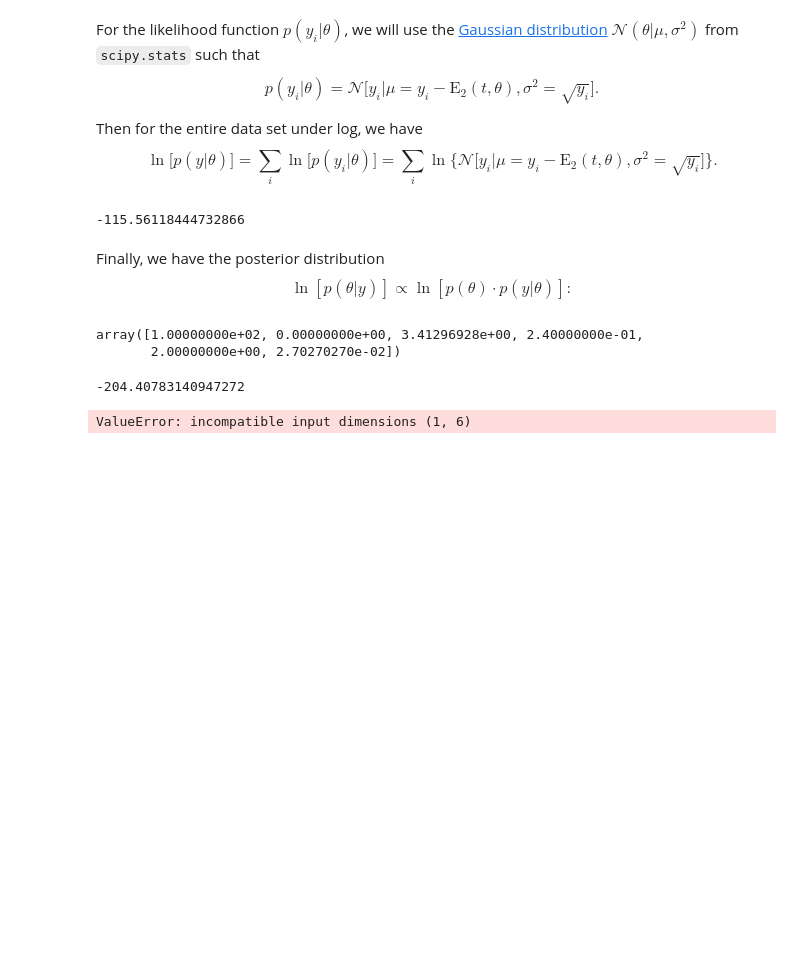
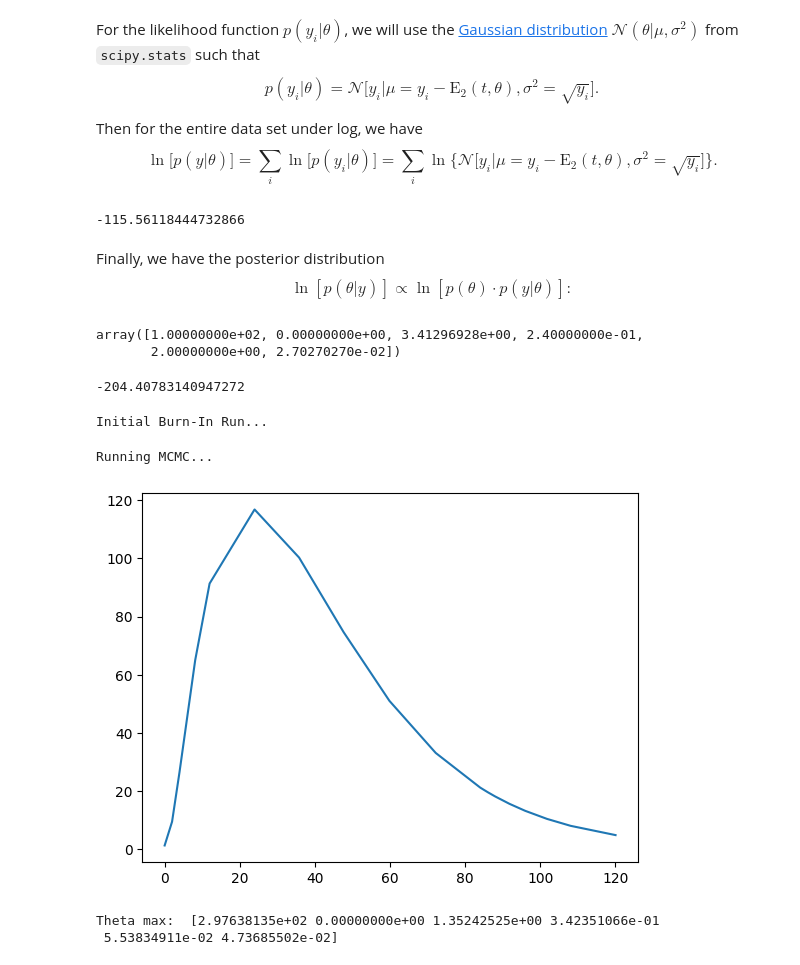
Before and after one commit to transturion/modeling, a Jupyter notebook: 2_Multi-Dose_3-Compartment.ipynb, the cells around one changed output. Drawn from its saved outputs; the diff is of its cells as text; code cells hidden in the pictures; blank space fills up the shorter version.

```diff
--- a/2_Multi-Dose_3-Compartment.ipynb
+++ b/2_Multi-Dose_3-Compartment.ipynb
@@ -433,6 +433,6 @@ Doing the above gives us the prior $\ln[p(\theta)]$:
 
 def lnprior(theta):
     d0, Aeff0, E20, k1, k2, k3 = theta
-    if d0 <= 0 or Aeff0 < 0 or E20 < 0 or k1 <= 0 or k2 <= 0 or k3 <= 0:
+    if d0 <= 0 or d0 > 300 or Aeff0 < 0 or Aeff0 > d0 or E20 < 0 or E20 > d0 or k1 < 0.1 or k1 > 0.5 or k2 <= 0 or k2 > 10 or k3 < 0.01 or k3 > 0.1:
         return -np.inf    # \equiv \ln(0)
     return 0    # \equiv \ln(1)
@@ -495,15 +472,47 @@ lnpost(p0Mylan100, MylanTDP100[:,0], MylanTDP100[:,1])
 -204.40783140947272
 # %%
 nwalkers = 128
-niter = 500    # number of iterations
+niter = 10000    # number of iterations
 ndim = len(p0Mylan100)
+
+# perturb the estimate for each walker
+# https://github.com/dfm/emcee/issues/378
+p0Mylan100MCMC = [p0Mylan100 + 1e-7*np.random.randn(ndim)*p0Mylan100 for i in range(nwalkers)]
 
 # https://emcee.readthedocs.io/en/stable/user/sampler/
 # args (Optional) – A list of extra positional arguments for log_prob_fn. ...
 # ... log_prob_fn will be called with the sequence log_pprob_fn(p, *args, **kwargs).
 samplerMylan100 = emcee.EnsembleSampler(nwalkers, ndim, lnpost, #pool=pool,
                                         args=(MylanTDP100[:,0], MylanTDP100[:,1]))
+# %%
+def runEmcee(theta, nwalkers, niter, lnpost, yin):
+    ndim = len(theta)
+    sampler = emcee.EnsembleSampler(nwalkers, ndim, lnpost, #pool=pool,
+                                    args=(yin[:,0], yin[:,1]))
+    p0 = [theta + 1e-7*np.random.randn(ndim)*theta for i in range(nwalkers)]
+
+    print("Initial Burn-In Run...")
+    p0, _, _ = sampler.run_mcmc(p0, 100, skip_initial_state_check=True, progress=True)
+    sampler.reset()
+
+    print("Running MCMC...")
+    pos, prob, state = sampler.run_mcmc(p0, niter, skip_initial_state_check=True, progress=True)
+
+    return sampler, pos, prob, state
 # %%
-pos,prob,state = samplerMylan100.run_mcmc(Mylan100Fit.params, 10)
+sampler, pos, prob, state = runEmcee(p0Mylan100, nwalkers, niter, lnpost, MylanTDP100)
 # %% [output]
-ValueError: incompatible input dimensions (1, 6)
+Initial Burn-In Run...
+Running MCMC...
+# %%
+samples = sampler.flatchain
+
+theta_max  = samples[np.argmax(sampler.flatlnprobability)]
+best_fit_model = E2FullMCMC(MylanTDP100[:,0], theta_max)
+plt.plot(MylanTDP100[:,0],best_fit_model,label='Highest Likelihood Model')
+plt.show()
+print('Theta max: ',theta_max)
+# %% [output]
+[figure, added]
+Theta max:  [2.97638135e+02 0.00000000e+00 1.35242525e+00 3.42351066e-01
+ 5.53834911e-02 4.73685502e-02]
```
Also changed, not shown: parts of 11 cells of this notebook, 1 other file.
